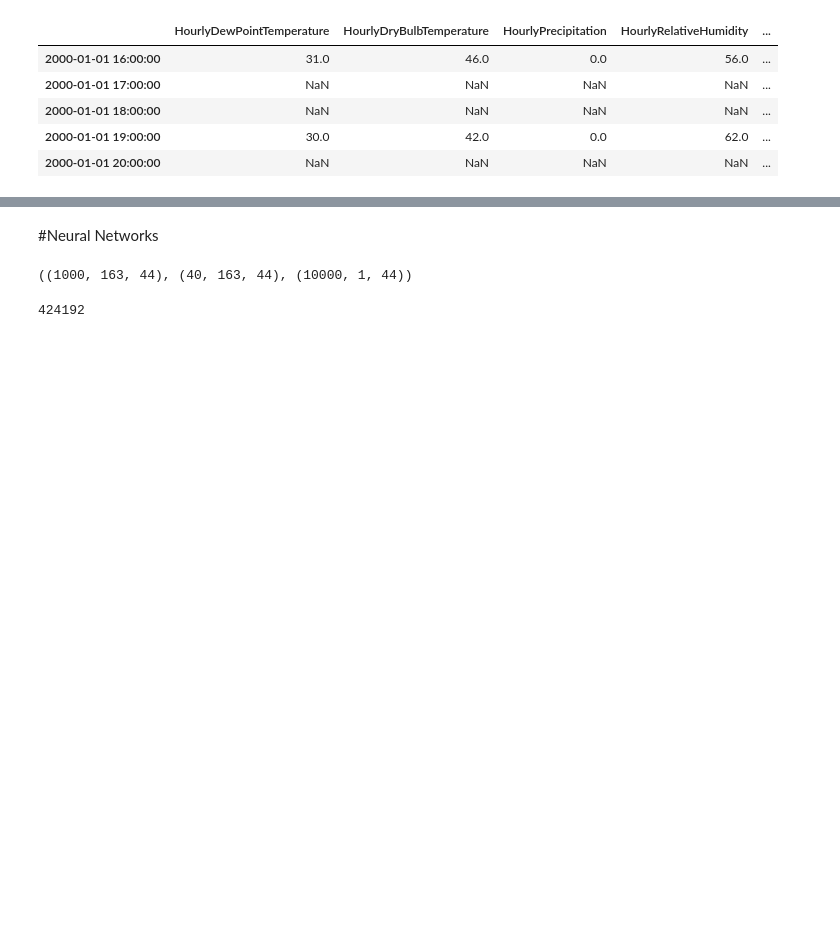
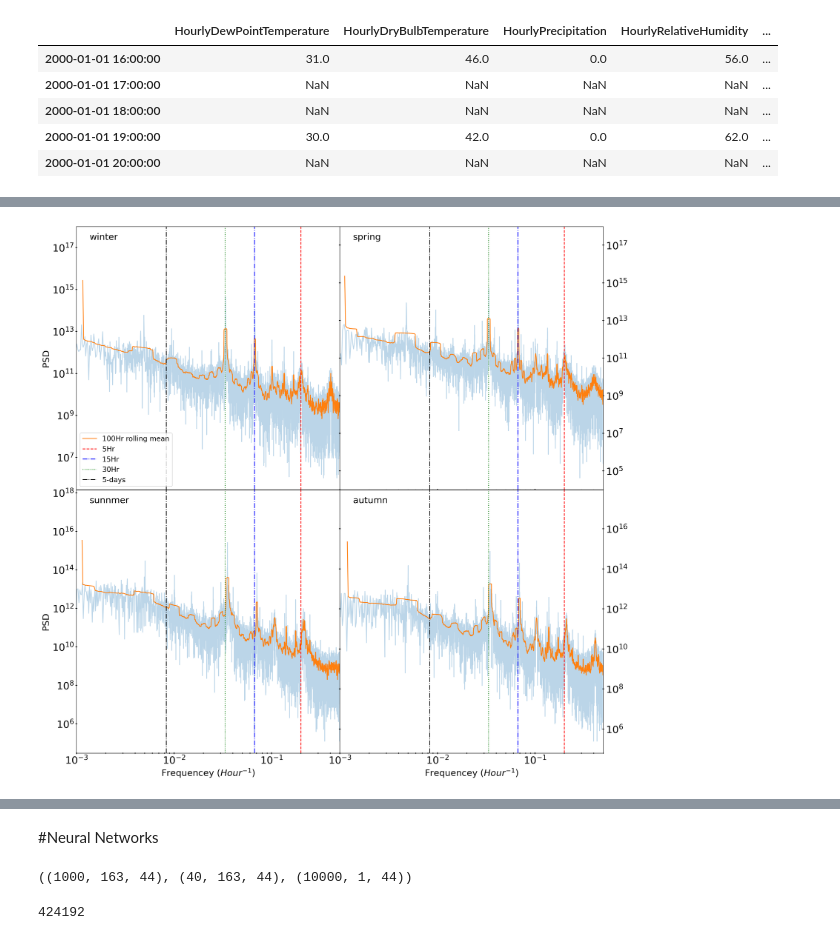
Before and after one commit to takao8/MLTSAProject, a Jupyter notebook: RNN_network_code.ipynb, the cells around one changed output, grey strips where cells are left out. Saved outputs shown, nothing was run; the diff lists cells and outputs as text; code cells hidden in the pictures; blank space fills up the shorter version.

```diff
--- a/RNN_network_code.ipynb
+++ b/RNN_network_code.ipynb
@@ -195,6 +201,7 @@ def get_fft(df=None, key='Nepool_Load_Hist', sr=1):
     '''Function tpo create a dataframe which will have all the frequencies and
     PSD values given a dataframe and the key and samplerate'''
     sample_rate = sr
+    df[key].dropna(inplace=True)
     N = len(df)
     f = np.fft.fft(array(df[key].values))
 
@@ -264,0 +291,96 @@ pl.xscale('log')
+# %%
+#Fourier transform
+sample_rate = 1 #samples per hour
+win_len = 100
+
+fig = plt.figure( num=None, figsize=( 15, 15 ), dpi=200, facecolor='w',
+                 edgecolor='gray' )
+fig.subplots_adjust( left=0.01, right=0.99, top=0.99, bottom=0.01,
+wspace=0.0, hspace=0. )
+
+# Define the axes in the figure
+
+axs1 = fig.add_subplot( 2, 2, 1 )
+
+df_fft = get_fft(df_winter)
+
+axs1.plot( df_fft.freq, df_fft.psd, alpha=0.3)
+axs1.plot( df_fft.freq.rolling(win_len).mean(), df_fft.psd.rolling(win_len).mean(), label='100Hr rolling mean')
+axs1.axvline(1/5., label='5Hr', color='r', ls='--')
+axs1.axvline(1/15., label='15Hr', color='b', ls='-.')
+axs1.axvline(1/30., label='30Hr', color='g', ls='dotted')
+axs1.axvline(1/(24*5.), label='5-days', color='k', ls='dashdot')
+axs1.axes.tick_params( which='both', direction='inout',labelbottom=False,
+                    bottom=False, width=1.5, labelsize=20, labelrotation=0 )
+axs1.set_yscale('log')
+axs1.set_xscale('log')
+axs1.set_xlim(1.e-3, 0.5)
+axs1.legend(fontsize=14)
+#axs1.set_xlabel(r'Frequencey (${Hour}^{-1}$)', fontsize=18)
+axs1.set_ylabel('PSD', fontsize=18)
+
+axs2 = fig.add_subplot( 2, 2, 2 )
+
+df_fft = get_fft(df_spring)
+
+axs2.plot( df_fft.freq, df_fft.psd, alpha=0.3)
+axs2.plot( df_fft.freq.rolling(win_len).mean(), df_fft.psd.rolling(win_len).mean(), label='100Hr rolling mean')
+axs2.axvline(1/5., label='5Hr', color='r', ls='--')
+axs2.axvline(1/15., label='15Hr', color='b', ls='-.')
+axs2.axvline(1/30., label='30Hr', color='g', ls='dotted')
+axs2.axvline(1/(24*5.), label='5-days', color='k', ls='dashdot')
+axs2.axes.tick_params( which='both', direction='inout',labelbottom=False,
+                    bottom=True, left=True, labelleft=False, right=True,
+                    labelright=True, width=1.5, labelsize=20, labelrotation=0 )
+axs2.set_yscale('log')
+axs2.set_xscale('log')
+axs2.set_xlim(1.e-3, 0.5)
+#axs2.legend(fontsize=14)
+#axs2.set_xlabel(r'Frequencey (${Hour}^{-1}$)', fontsize=18)
+#axs2.set_ylabel('PSD', fontsize=18)
+
+axs3 = fig.add_subplot( 2, 2, 3 )
+
+df_fft = get_fft(df_summer)
+
+axs3.plot( df_fft.freq, df_fft.psd, alpha=0.3)
+axs3.plot( df_fft.freq.rolling(win_len).mean(), df_fft.psd.rolling(win_len).mean(), label='100Hr rolling mean')
+axs3.axvline(1/5., label='5Hr', color='r', ls='--')
+axs3.axvline(1/15., label='15Hr', color='b', ls='-.')
+axs3.axvline(1/30., label='30Hr', color='g', ls='dotted')
+axs3.axvline(1/(24*5.), label='5-days', color='k', ls='dashdot')
+axs3.axes.tick_params( which='both', direction='inout',labelbottom=True,
+                    bottom=True, width=1.5, labelsize=20, labelrotation=0 )
+axs3.set_yscale('log')
+axs3.set_xscale('log')
+axs3.set_xlim(1.e-3, 0.5)
+#axs3.legend(fontsize=14)
+axs3.set_xlabel(r'Frequencey (${Hour}^{-1}$)', fontsize=18)
+axs3.set_ylabel('PSD', fontsize=18)
+
+axs4 = fig.add_subplot( 2, 2, 4 )
+
+df_fft = get_fft(df_autumn)
+
+axs4.plot( df_fft.freq, df_fft.psd, alpha=0.3)
+axs4.plot( df_fft.freq.rolling(win_len).mean(), df_fft.psd.rolling(win_len).mean(), label='100Hr rolling mean')
+axs4.axvline(1/5., label='5Hr', color='r', ls='--')
+axs4.axvline(1/15., label='15Hr', color='b', ls='-.')
+axs4.axvline(1/30., label='30Hr', color='g', ls='dotted')
+axs4.axvline(1/(24*5.), label='5-days', color='k', ls='dashdot')
+axs4.axes.tick_params( which='both', direction='inout',labelbottom=True,
+                    bottom=True, left=True, labelleft=False, right=True,
+                    labelright=True, width=1.5, labelsize=20, labelrotation=0 )
+axs4.set_yscale('log')
+axs4.set_xscale('log')
+axs4.set_xlim(1.e-3, 0.5)
+#axs4.legend(fontsize=14)
+axs4.set_xlabel(r'Frequencey (${Hour}^{-1}$)', fontsize=18)
+#axs4.set_ylabel('PSD', fontsize=18)
+axs1.text( 0.05, 0.95, 'winter',  fontsize=18, transform=axs1.transAxes )
+axs2.text( 0.05, 0.95, 'spring',  fontsize=18, transform=axs2.transAxes )
+axs3.text( 0.05, 0.95, 'sunnmer', fontsize=18, transform=axs3.transAxes )
+axs4.text( 0.05, 0.95, 'autumn',  fontsize=18, transform=axs4.transAxes )
+
+#plt.suptitle('Speactral density for different seasons', fontsize=16)
+# %% [output]
@@ -264,0 +388 @@ pl.xscale('log')
+[figure, added]
```
Also changed, not shown: parts of 73 cells of this notebook.
